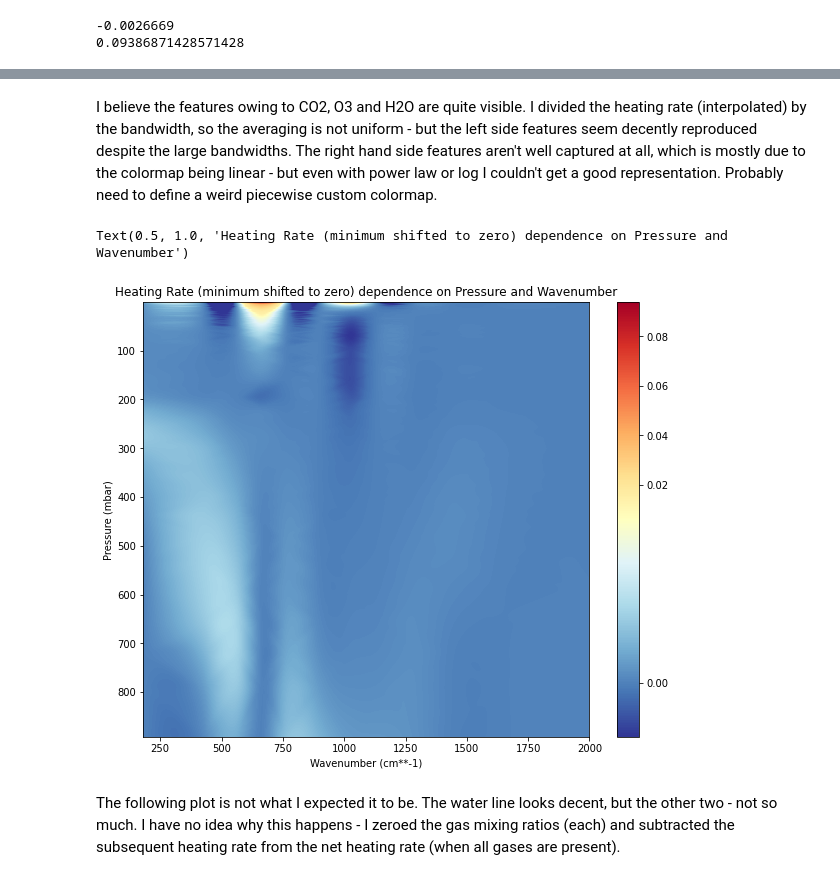
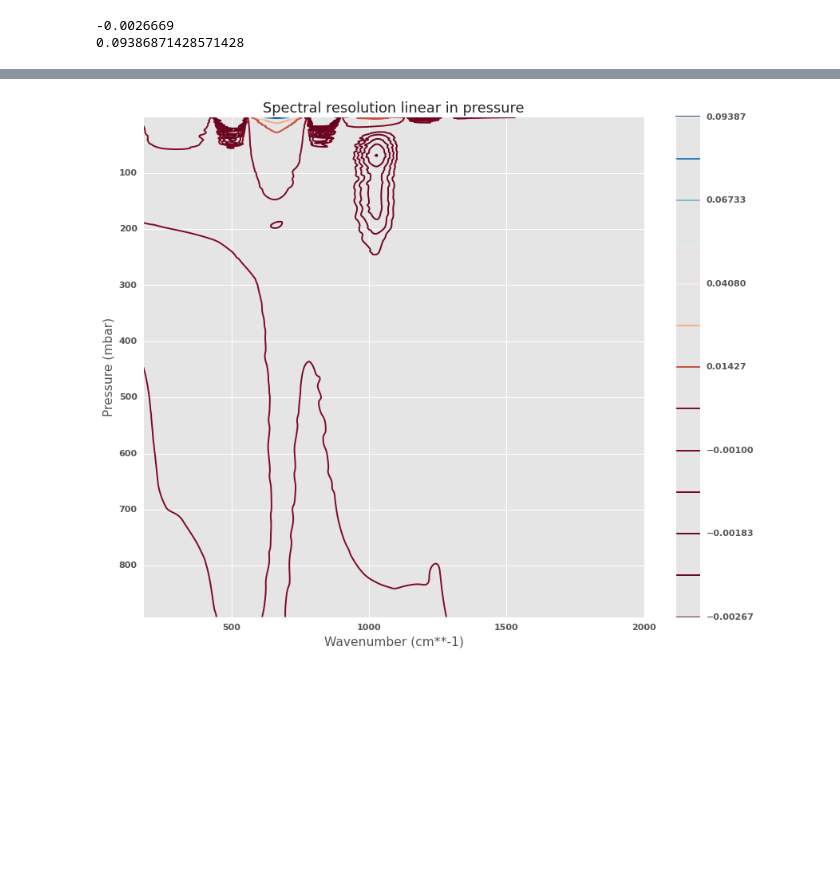
Before and after one commit to SennDegrare/RRTMG_LW_outputs, a Jupyter notebook: rrtm_lw_reproduced_plots.ipynb, the cells around one changed output, grey strips where cells are left out. Drawn from its saved outputs; the diff is of its cells as text; code cells hidden in the pictures; blank space fills up the shorter version.

```diff
--- a/rrtm_lw_reproduced_plots.ipynb
+++ b/rrtm_lw_reproduced_plots.ipynb
@@ -170,29 +198,18 @@ yi = np.linspace(min(df.y), max(df.y), ny)
 x, y = np.meshgrid(xi,yi)
 z = griddata((df.x,df.y), df.z, (x,y), method='cubic')
 
-def forward(x):
-    y = (x + 0.065)
-    y = np.where(x < -0.001, 10 * (x + 0.001), y)
-    y = np.where((x < 0.015) & (x >= -0.001), 5 * (x + 0.001), y)
-    return y
-
-def inverse(x):
-    y = (x - 0.065)
-    y = np.where(x < 0.0, x / 10 - 0.001, y)
-    y = np.where((x >= 0.0) & (x < 0.08), x / 5 - 0.001, y)
-    return y
-
-norm = matplotlib.colors.FuncNorm((forward, inverse), vmin=vmin, vmax=vmax)
-
+levelarr = np.concatenate((np.linspace(vmin, -0.001, 5), np.linspace(0.001, vmax, 8)), axis=0)
+print(levelarr)
 fig,ax = plt.subplots(figsize=(10,8))
-plt.pcolormesh(x,y,z, norm=norm, cmap='RdYlBu')
-#plt.contour(x,y,z, levels=2)
-# plt.contourf(x,y,z, norm=matplotlib.colors.Normalize(vmin=vmin,vmax=vmax), cmap='viridis_r')
+cs = plt.contour(x,y,z, levels=levelarr, cmap='RdBu')
+# plt.clabel(cs, inline=True)
+plt.rc('font', **font)
 plt.xlabel('Wavenumber (cm**-1)')
 plt.xlim(180,2500)
 plt.ylabel('Pressure (mbar)')
 plt.yscale('log')
 plt.ylim(max(df.y),min(df.y))
 plt.colorbar()
-plt.title('Cooling rate dependence on Pressure and Wavenumber')
+plt.title('Spectrally resolved cooling rate')
+plt.savefig('spectral resolution.pdf', bbox_inches='tight')
 # %% [output]
@@ -201,23 +220,21 @@ Text(0.5, 1.0, 'Cooling rate dependence on Pressure and Wavenumber')
-# %% [markdown]
-I believe the features owing to CO2, O3 and H2O are quite visible. I divided the heating rate (interpolated) by the bandwidth, so the averaging is not uniform - but the left side features seem decently reproduced despite the large bandwidths. The right hand side features aren't well captured at all, which is mostly due to the colormap being linear - but even with power law or log I couldn't get a good representation. Probably need to define a weird piecewise custom colormap.
 # %%
+levelarr = np.concatenate((np.linspace(vmin, -0.001, 5), np.linspace(0.001, vmax, 8)), axis=0)
+
 fig,ax = plt.subplots(figsize=(10,8))
-plt.pcolormesh(x,y,z, norm=norm, cmap='RdYlBu_r')
-# plt.contourf(x,y,z, norm=matplotlib.colors.Normalize(vmin=vmin,vmax=vmax), cmap='Reds')
+# plt.pcolormesh(x,y,z, norm=norm, cmap='RdYlBu_r')
+plt.contour(x,y,z,levels = levelarr, cmap='RdBu')
 plt.xlabel('Wavenumber (cm**-1)')
 plt.xlim(180,2000)
 plt.ylabel('Pressure (mbar)')
 plt.ylim(max(df.y),min(df.y))
 plt.colorbar()
-plt.title('Heating Rate (minimum shifted to zero) dependence on Pressure and Wavenumber')
+plt.title('Spectral resolution linear in pressure')
+plt.savefig('spectral resol-lin.pdf', bbox_inches='tight')
 # %% [output]
-Text(0.5, 1.0, 'Heating Rate (minimum shifted to zero) dependence on Pressure and Wavenumber')
-[figure, old version]
+[figure, new version]
 # %%
 output_noco2 = rrtmg_lw_output_read(51,file[1],return_bands()[16]) #no CO2
 output_noh2o = rrtmg_lw_output_read(51,file[2],return_bands()[16]) #no H2O
 output_noo3 = rrtmg_lw_output_read(51,file[3],return_bands()[16]) #no O3
-# %% [markdown]
-The following plot is not what I expected it to be. The water line looks decent, but the other two - not so much. I have no idea why this happens - I zeroed the gas mixing ratios (each) and subtracted the subsequent heating rate from the net heating rate (when all gases are present).
 # %%
 fig, ax = plt.subplots(figsize=(8,8))
```
Also changed, not shown: parts of 7 cells of this notebook, 2 other files.
